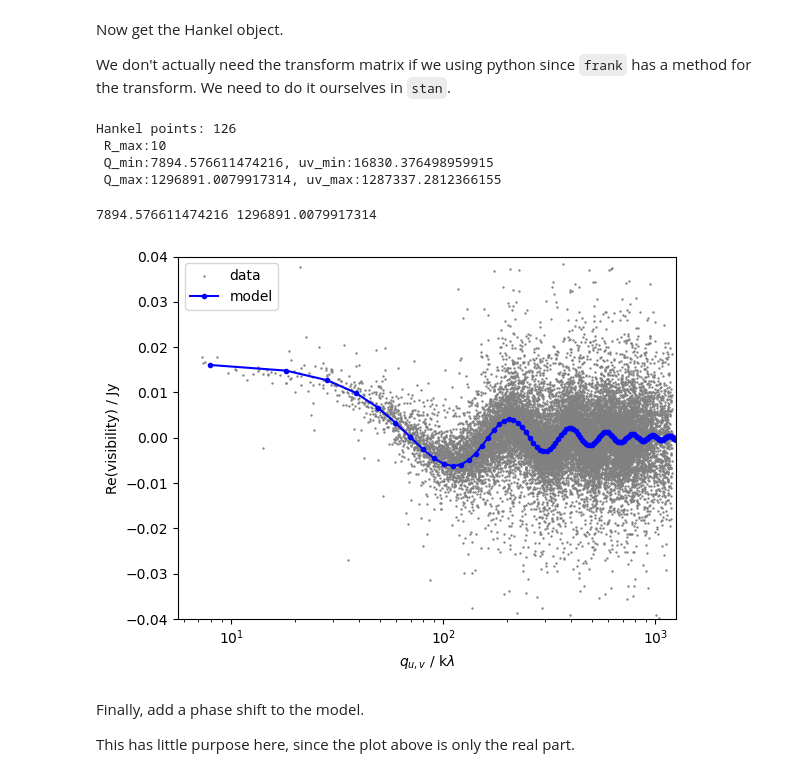
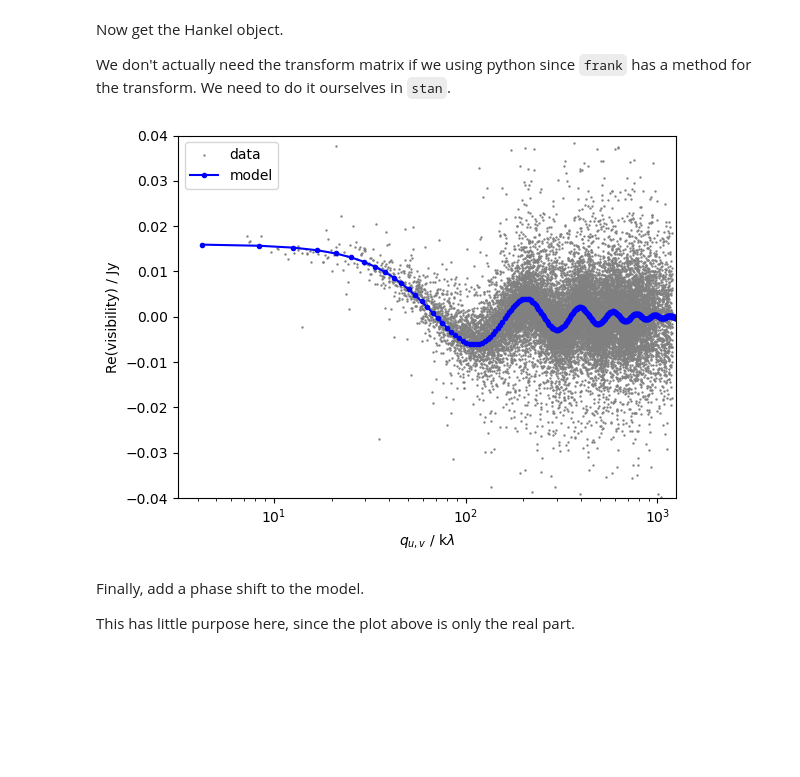
Before and after one commit to drgmk/vis-r, a Jupyter notebook: notebooks/hankel_testing.ipynb, the cells around one changed output. Cells and saved outputs as stored; diff of their text form; code cells hidden in the pictures; blank space fills up the shorter version.

```diff
--- a/notebooks/hankel_testing.ipynb
+++ b/notebooks/hankel_testing.ipynb
@@ -103,41 +104,28 @@ We don't actually need the transform matrix if we using python since `frank` has
 arcsec = np.pi/180/3600
 uvmax = np.max(np.sqrt(data['u']**2 + data['v']**2))
 uvmin = np.min(np.sqrt(data['u']**2 + data['v']**2))
+# uvmin_ = uvmin/2  # extra to sample better near q_min
+uvmin_ = get_duv(size_arcsec=sz)
 
-fac = 1 # safety factor
-r_max = jn_zeros(0, 1)[0] / (2*np.pi*uvmin) / arcsec * fac
+# use simple criteria to set up q array
+nq = int(uvmax/uvmin_)
+q_max = uvmax
+r_out = jn_zeros(0, nq+1)[-1] / (2*np.pi*uvmax) / arcsec
+Qzero = np.arange(nq+1) * uvmin_ + uvmin_/2
+Qzero = np.append(0, Qzero)
 
-if r_max < 10:
-    r_max = 10
-
-nhpt = 1
-while True:
-    q_tmp = jn_zeros(0, nhpt)[-1]
-    if q_tmp > uvmax * 2*np.pi*r_max*arcsec:
-        break
-    nhpt += 1
-
+# set up transform, pre-computing new matrix for transform
+nhpt = 300  # recommended by frank
 h = frank.hankel.DiscreteHankelTransform(r_max*arcsec, nhpt)
 Rnk, Qnk = h.get_collocation_points(r_max*arcsec, nhpt)
 
-data['nhpt'] = nhpt
-data['Ykm'] = h._Ykm
-data['Rnk'] = Rnk/arcsec
-data['Qnk'] = Qnk
-data['hnorm'] = 1/2.35e-11 * (2 * np.pi * (r_max*arcsec)**2) / h._j_nN
-
-print(f'Hankel points: {nhpt}')
+print(f'q points: {nq}, Hankel points: {nhpt}')
 if 2*Qnk[0] > uvmin:
     print(f' WARNING: minimum Q not much smaller than minimum u,v')
     print(f'          potential problem for highly inclined disks')
 print(f' R_max:{r_max}')
 print(f' Q_min:{Qnk[0]}, uv_min:{uvmin}')
 print(f' Q_max:{Qnk[-1]}, uv_max:{uvmax}')
-# %% [output]
-Hankel points: 126
- R_max:10
- Q_min:7894.576611474216, uv_min:16830.376498959915
- Q_max:1296891.0079917314, uv_max:1287337.2812366155
 # %%
 # radial profile
 prof = lambda rr: 1/np.sqrt( (rr/r0)**(-2*ai) + (rr/r0)**(-2*ao))
@@ -150,23 +139,20 @@ ao = -15
 # ao = -15.6
 
 f = 0.02/2.35e-11*prof(Rnk)
-fth = h.transform(f)
-print(Qnk[0], Qnk[-1])
+fth = h.transform(f, q=Qzero)
-# %% [output]
-7894.576611474216 1296891.0079917314
 # %%
 fig, ax = plt.subplots(figsize=(6,4.5))
 ax.scatter(ruv/1e3, data['re'], s=0.5, label='data', color='gray')
-ax.semilogx(Qnk/1e3, fth, '.-b', label='model')
-ax.set_xlim(0, 1.25e3)
+ax.semilogx(Qzero[1:]/1e3, fth[1:], '.-b', label='model')
+ax.set_xlim(None, 1.25e3)
 ax.set_ylim(-0.04, 0.04)
 ax.legend(frameon=True)
 ax.set_xlabel('$q_{u,v}$ / k$\\lambda$')
 ax.set_ylabel('Re(visibility) / Jy')
 fig.tight_layout()
 fig.savefig('../doc/model.png', dpi=150)
 # %% [output]
-[figure, old version]
+[figure, new version]
 # %% [markdown]
 Finally, add a phase shift to the model.
 
```
Also changed, not shown: parts of 3 cells of this notebook, 15 other files.
